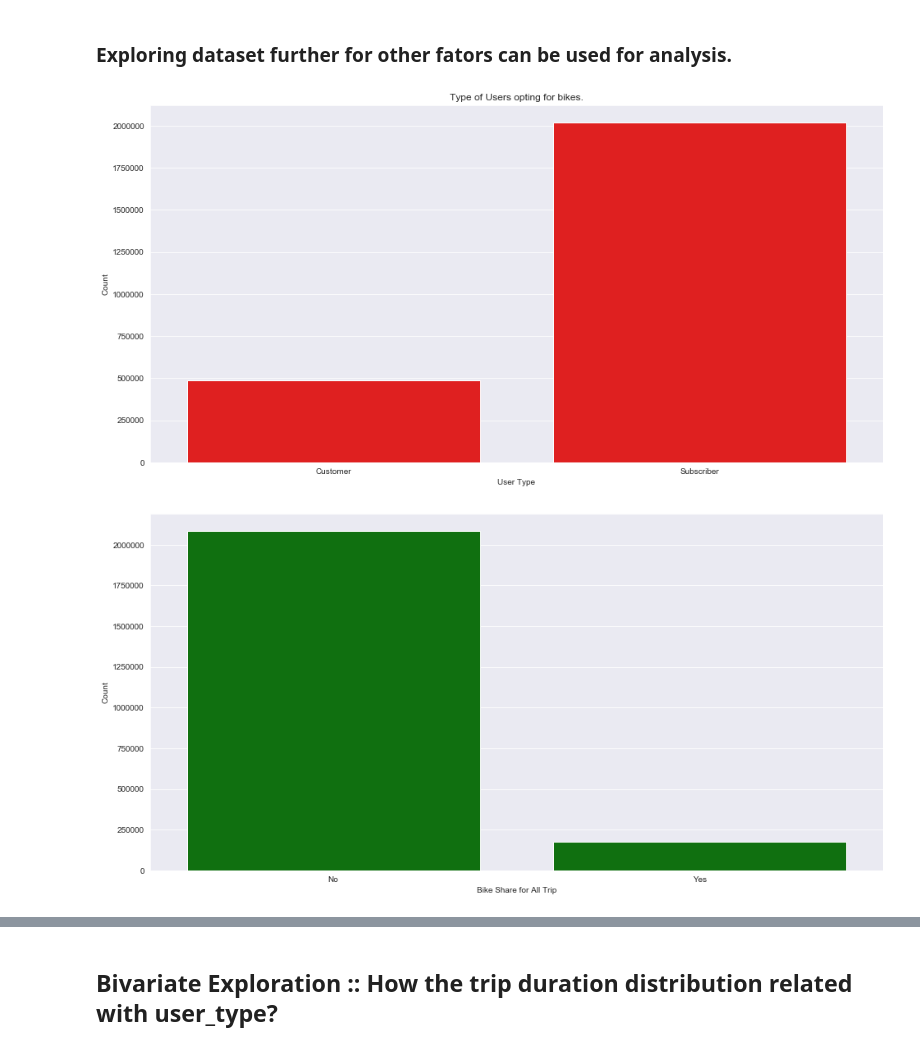
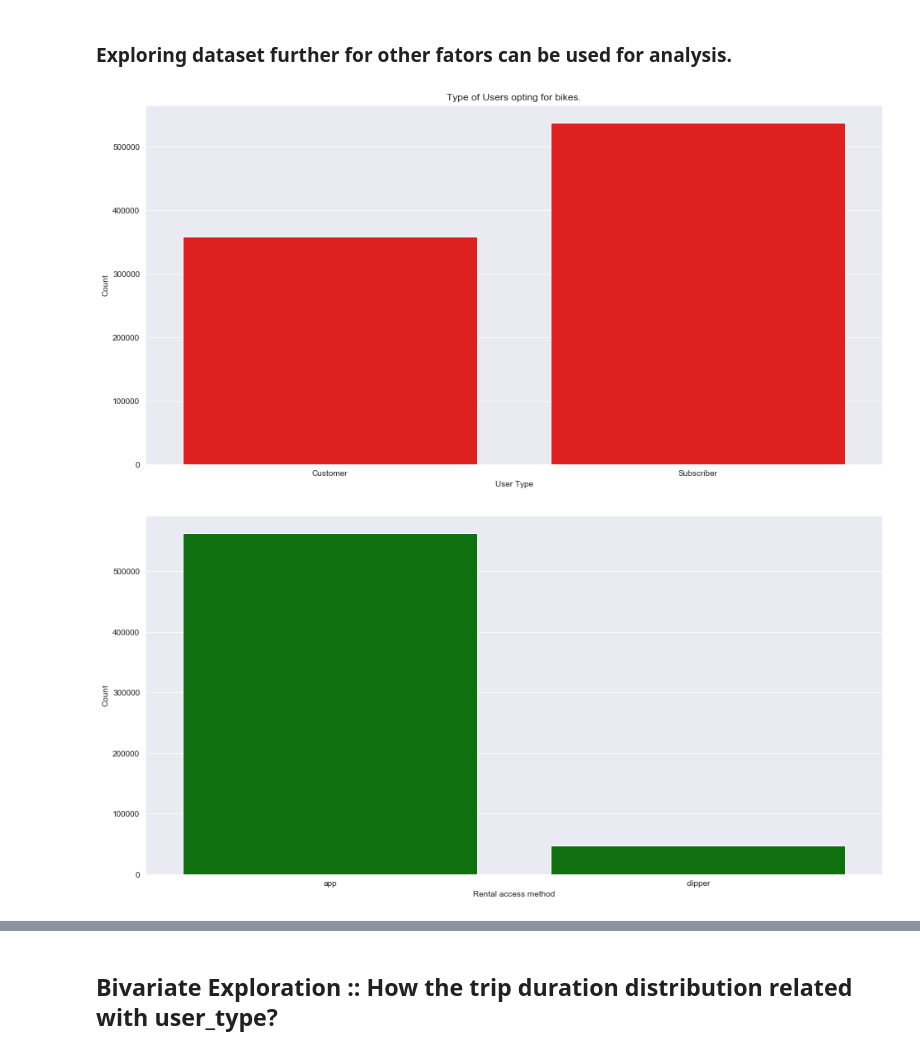
Before and after one commit to abhishekpandeyIT/BayWheelsRideDataExploration, a Jupyter notebook: exploration_notebook.ipynb, the cells around one changed output, grey strips where cells are left out. Cells and saved outputs as stored; diff of their text form; code cells hidden in the pictures.

```diff
--- a/exploration_notebook.ipynb
+++ b/exploration_notebook.ipynb
@@ -33,5 +33,4 @@ def append():
 
 append()
 # %%
-df = pd.read_csv('F:/Github_repo/BayWheelsRideDataExploration/final_dataset_2019.csv')
-df.head()
+df = pd.read_csv('F:/Github_repo/BayWheelsRideDataExploration/final_dataset_2020.csv')
@@ -142,6 +145,9 @@ To solve these issue I'll further explore this dataset in the Data Cleaning Proc
 df_new=df
 # %% [markdown]
 ### Fixing the issue of in correct datatypes in our dataframe `df_new`
+# %%
+#dropping duplicate value
+df_new.drop_duplicates(inplace=True)
 # %%
 df_new['start_time'] = pd.to_datetime(df_new['start_time'])
 df_new['end_time'] = pd.to_datetime(df_new['end_time'])
@@ -235,6 +233,6 @@ plt.ylabel('Count');
 # %% [markdown]
 ### To plot a distribution graph over months casting `start_month` to categorical data type.
 # %%
-months = ['January', 'February', 'March', 'April', 'May', 'June', 'July', 'August', 'September', 'October', 'November', 'December']
+months = ['January', 'February', 'March', 'April', 'May']
 monthcat = pd.api.types.CategoricalDtype(ordered=True, categories=months)
 df_new['start_month'] = df_new['start_month'].astype(monthcat)
@@ -263,10 +263,10 @@ plt.xlabel('User Type');
 plt.ylabel('Count');
 plt.title("Type of Users opting for bikes.");
 # %% [output]
-[figure, old version]
+[figure, new version]
 # %%
-sns.countplot(data=df_new, x='bike_share_for_all_trip', color='green');
-plt.xlabel('Bike Share for All Trip');
+sns.countplot(data=df_new, x="rental_access_method", color='green');
+plt.xlabel('Rental access method');
 plt.ylabel('Count');
 # %% [output]
-[figure, old version]
+[figure, new version]
```
Also changed, not shown: parts of 47 cells of this notebook, 8 other files.
